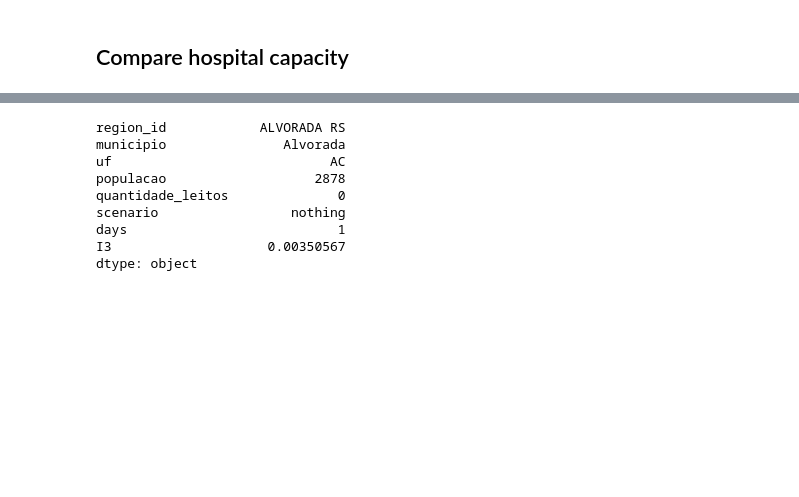
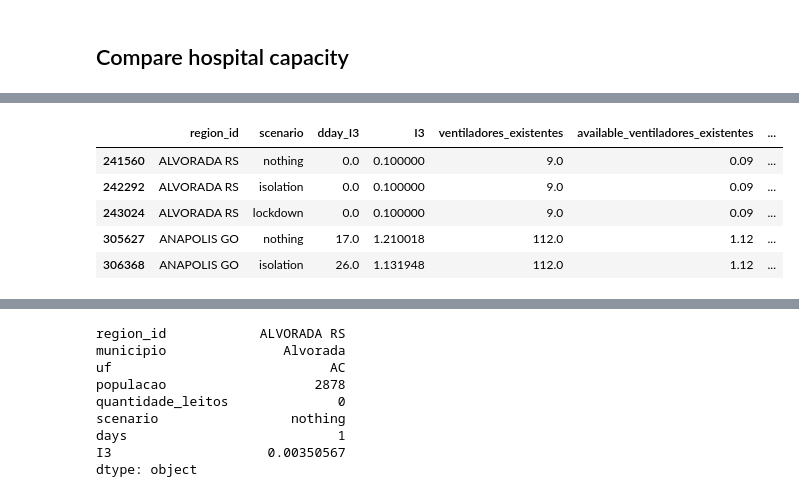
Before and after one commit to JoaoCarabetta/SimulaCovid, a Jupyter notebook: notebooks/tests_model.ipynb, the cells around one changed output, grey strips where cells are left out. Drawn from its saved outputs; the diff is of its cells as text; code cells hidden in the pictures; blank space fills up the shorter version.

Commit message:
fix SIR output and generate percent data

```diff
--- a/notebooks/tests_model.ipynb
+++ b/notebooks/tests_model.ipynb
@@ -253,17 +212,22 @@ df_final.to_csv(OUTPUT_PATH / 'model_for_city.csv', index=False)
 # %% [markdown]
 ## Compare hospital capacity
 # %%
-args_dday = {'critical': {'infected': 'I3', 'resource': 'ventiladores_disponiveis'},
+args_dday = {'critical': {'infected': 'I3', 'resource': 'ventiladores_existentes'},
              'severe': {'infected': 'I2', 'resource': 'quantidade_leitos'}}
 # %%
-def calculate_dday(df_sus, df_final, args):
+def calculate_dday(df_sus, df_final, args, perc):
 
     cols = ['region_id', 'scenario', 'days'] + [args['infected'], args['resource']]
 
     df = df_sus.merge(df_final, on='region_id')[cols]
 
-    df = df[df[args['resource']] < df[args['infected']]] # days with overload
-    dday = df.sort_values(['region_id', 'days']).drop_duplicates('region_id', keep='first') # dday: first overload day
+
+    df = df[df[args['resource']]  *  perc / 100 < df[args['infected']]] # days with overload
+    dday = df.sort_values(['region_id', 'days']).drop_duplicates(subset = ['region_id','scenario'], keep='first') # dday: first overload day
     dday = dday.rename({'days': 'dday_{}'.format(args['infected'])}, axis=1)
+    dday['available_{}'.format(args['resource'])] = df[args['resource']]  *  perc / 100
+    dday['perc_{}'.format(args['resource'])] = perc
+#     dday['municipio']= dday_critical['region_id'].apply(lambda x: x[:-2])
+#     dday['uf'] = dday_critical['region_id'].apply(lambda x: x[-2:])
 
     return dday
@@ -313,0 +234,15 @@ dday_severe
+# %%
+dday_critical = pd.DataFrame()
+for perc in range(1,101):
+
+    df_aux = calculate_dday(df_sus,df_final ,args_dday['critical'], perc)
+    dday_critical = pd.concat([dday_critical,df_aux] , axis=0)
+
+dday_critical.head()
+# %% [output]
+|  | region_id | scenario | dday_I3 | I3 | ventiladores_existentes | available_ventiladores_existentes | ... |
+| 241560 | ALVORADA RS | nothing | 0.0 | 0.100000 | 9.0 | 0.09 | ... |
+| 242292 | ALVORADA RS | isolation | 0.0 | 0.100000 | 9.0 | 0.09 | ... |
+| 243024 | ALVORADA RS | lockdown | 0.0 | 0.100000 | 9.0 | 0.09 | ... |
+| 305627 | ANAPOLIS GO | nothing | 17.0 | 1.210018 | 112.0 | 1.12 | ... |
+| 306368 | ANAPOLIS GO | isolation | 26.0 | 1.131948 | 112.0 | 1.12 | ... |
```
Also changed, not shown: parts of 15 cells of this notebook, 11 other files.
